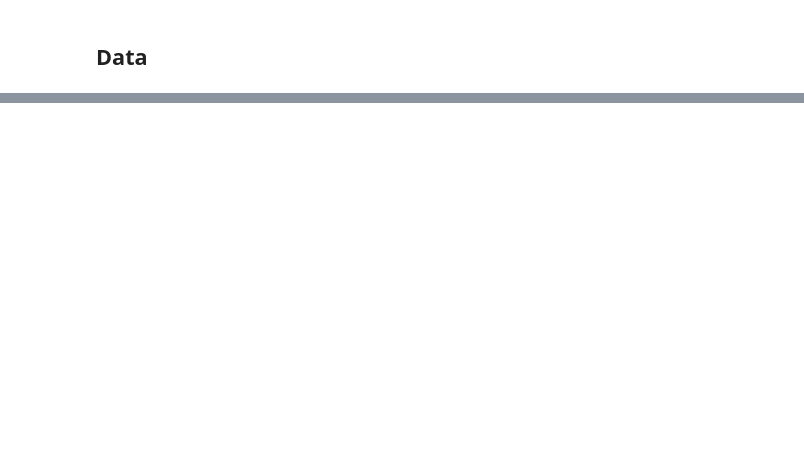
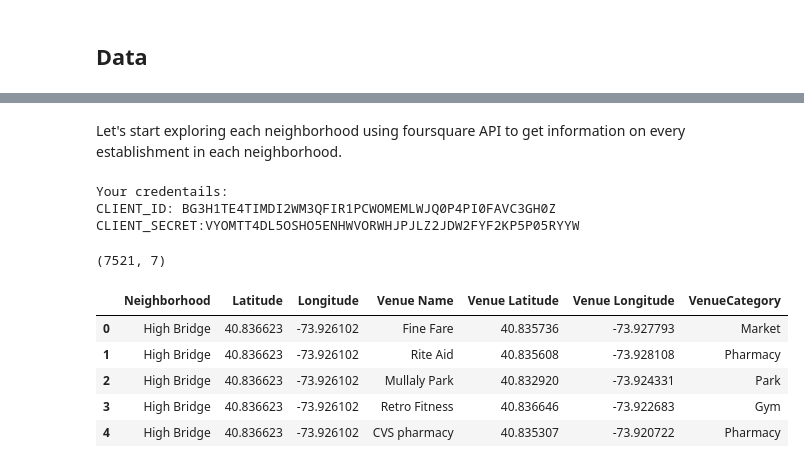
Before and after one commit to gregteo/Coursera_Capstone, a Jupyter notebook: Coursera Capstone Project.ipynb, the cells around one changed output, grey strips where cells are left out. Cells and saved outputs as stored; diff of their text form; code cells hidden in the pictures; blank space fills up the shorter version.

```diff
--- a/Coursera Capstone Project.ipynb
+++ b/Coursera Capstone Project.ipynb
@@ -21,0 +148,64 @@ Data sources that will be needed for the project:
+# %% [markdown]
+Let's start exploring each neighborhood using foursquare API to get information on every establishment in each neighborhood.
+# %%
+#define Foursquare Credentials and Version
+CLIENT_ID = 'BG3H1TE4TIMDI2WM3QFIR1PCWOMEMLWJQ0P4PI0FAVC3GH0Z' # your Foursquare ID
+CLIENT_SECRET = 'VYOMTT4DL5OSHO5ENHWVORWHJPJLZ2JDW2FYF2KP5P05RYYW' # your Foursquare Secret
+VERSION = '20180605' # Foursquare API version
+
+print('Your credentails:')
+print('CLIENT_ID: ' + CLIENT_ID)
+print('CLIENT_SECRET:' + CLIENT_SECRET)
+# %% [output]
+Your credentails:
+CLIENT_ID: BG3H1TE4TIMDI2WM3QFIR1PCWOMEMLWJQ0P4PI0FAVC3GH0Z
+CLIENT_SECRET:VYOMTT4DL5OSHO5ENHWVORWHJPJLZ2JDW2FYF2KP5P05RYYW
+# %%
+import requests
+radius = 500
+LIMIT = 100
+
+venues = []
+
+for lat, long, neighborhood in zip(neighborhoods1['Latitude'], neighborhoods1['Longitude'], neighborhoods1['Neighborhood']):
+
+    # create the API request URL
+    url = "https://api.foursquare.com/v2/venues/explore?client_id={}&client_secret={}&v={}&ll={},{}&radius={}&limit={}".format(
+        CLIENT_ID,
+        CLIENT_SECRET,
+        VERSION,
+        lat,
+        long,
+        radius,
+        LIMIT)
+
+    # make the GET request
+    results = requests.get(url).json()["response"]['groups'][0]['items']
+
+    # return only relevant information for each nearby venue
+    for venue in results:
+        venues.append((
+            neighborhood,
+            lat,
+            long,
+            venue['venue']['name'],
+            venue['venue']['location']['lat'],
+            venue['venue']['location']['lng'],
+            venue['venue']['categories'][0]['name']))
+# %%
+# convert the venues list into a new DataFrame
+venues_df = pd.DataFrame(venues)
+
+# define the column names
+venues_df.columns = ['Neighborhood', 'Latitude', 'Longitude', 'Venue Name', 'Venue Latitude', 'Venue Longitude', 'VenueCategory']
+
+print(venues_df.shape)
+venues_df.head()
+# %% [output]
+(7521, 7)
+|  | Neighborhood | Latitude | Longitude | Venue Name | Venue Latitude | Venue Longitude | VenueCategory |
+| 0 | High Bridge | 40.836623 | -73.926102 | Fine Fare | 40.835736 | -73.927793 | Market |
+| 1 | High Bridge | 40.836623 | -73.926102 | Rite Aid | 40.835608 | -73.928108 | Pharmacy |
+| 2 | High Bridge | 40.836623 | -73.926102 | Mullaly Park | 40.832920 | -73.924331 | Park |
+| 3 | High Bridge | 40.836623 | -73.926102 | Retro Fitness | 40.836646 | -73.922683 | Gym |
+| 4 | High Bridge | 40.836623 | -73.926102 | CVS pharmacy | 40.835307 | -73.920722 | Pharmacy |
```
Also changed, not shown: parts of 54 cells of this notebook.
